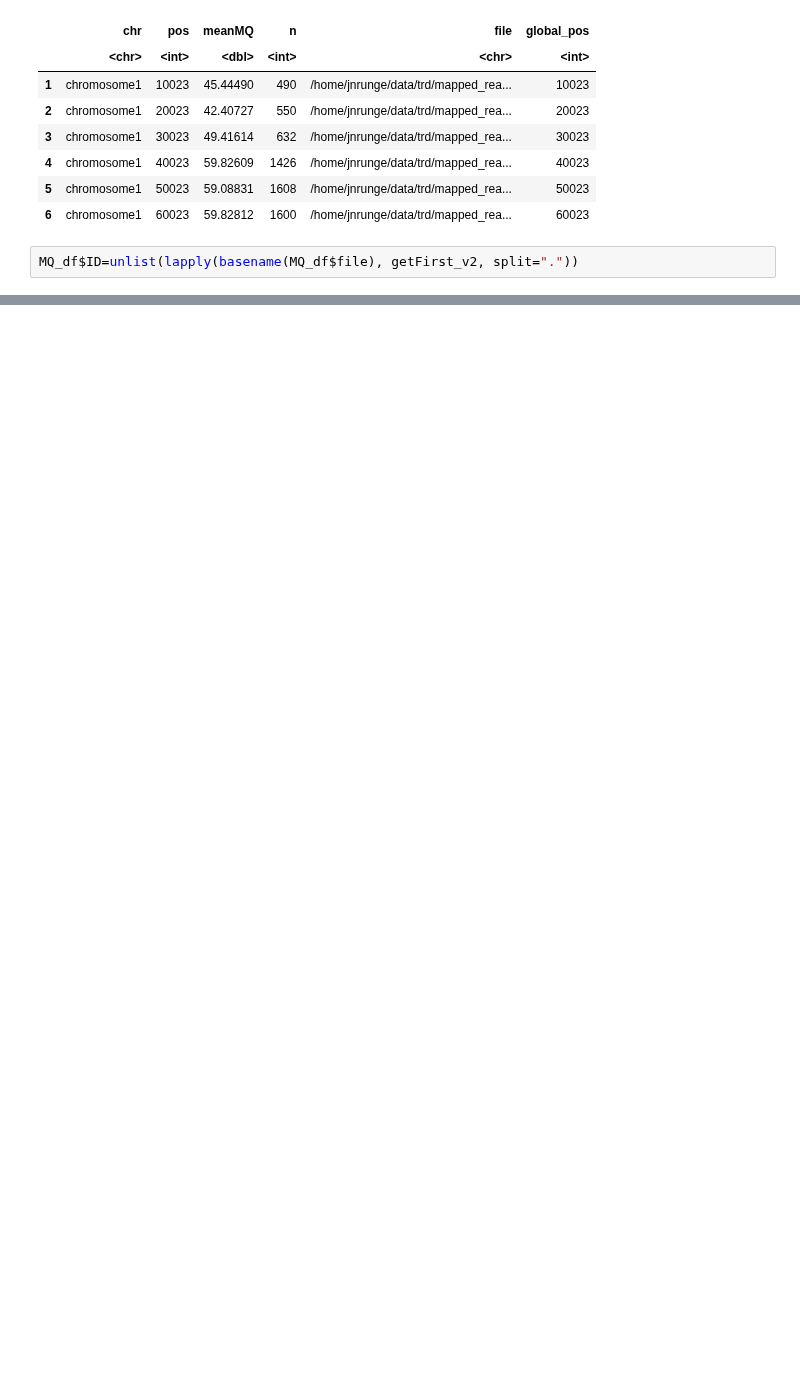
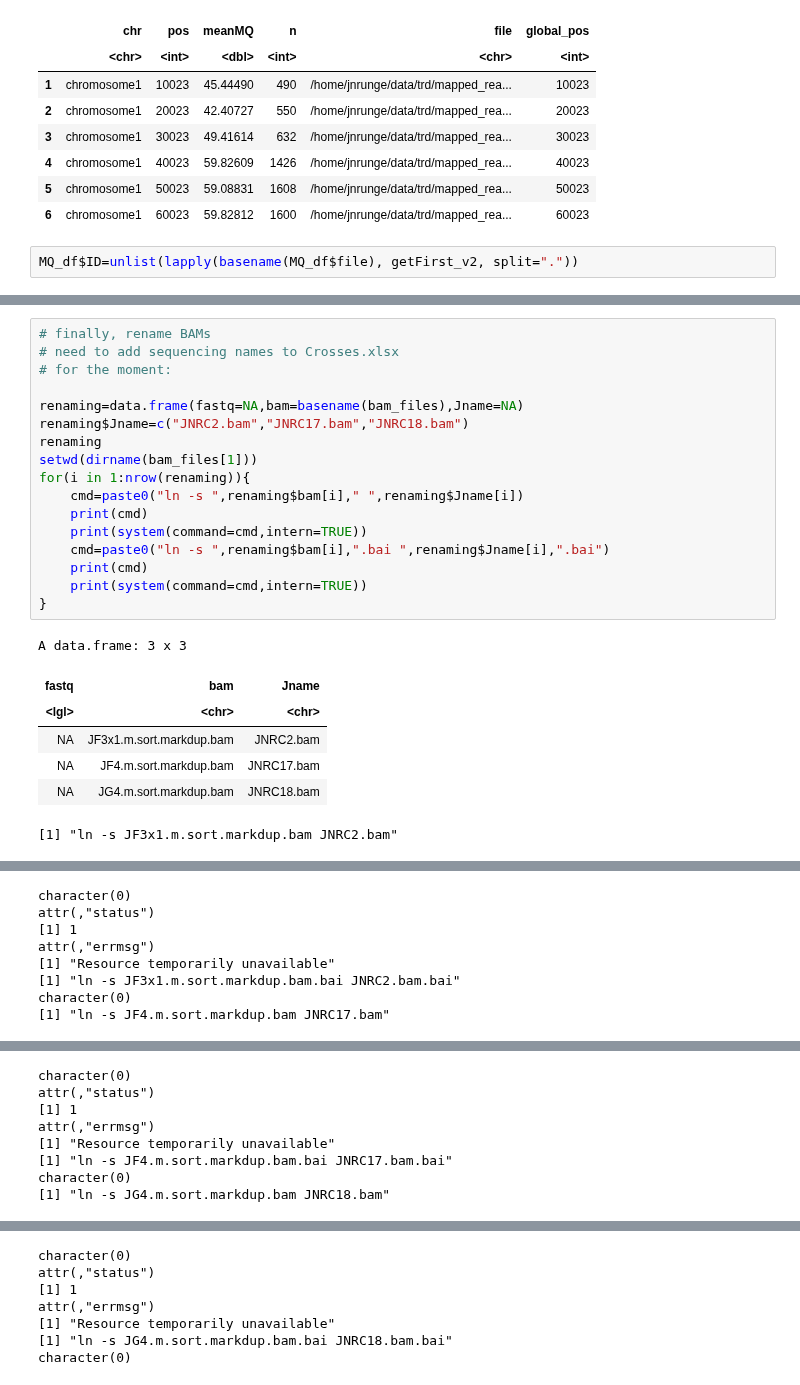
Before and after one commit to jnrunge/TRD, a Jupyter notebook: 01_Mapping/01_Mapping.ipynb, the cells around one changed output, grey strips where cells are left out. Cells and saved outputs as stored; diff of their text form; blank space fills up the shorter version.

```diff
--- a/01_Mapping/01_Mapping.ipynb
+++ b/01_Mapping/01_Mapping.ipynb
@@ -186,2 +177,27 @@ Warning message:
 [figure]
 [figure]
+# %%
+# finally, rename BAMs
+# need to add sequencing names to Crosses.xlsx
+# for the moment:
+
+renaming=data.frame(fastq=NA,bam=basename(bam_files),Jname=NA)
+renaming$Jname=c("JNRC2.bam","JNRC17.bam","JNRC18.bam")
+renaming
+setwd(dirname(bam_files[1]))
+for(i in 1:nrow(renaming)){
+    cmd=paste0("ln -s ",renaming$bam[i]," ",renaming$Jname[i])
+    print(cmd)
+    print(system(command=cmd,intern=TRUE))
+    cmd=paste0("ln -s ",renaming$bam[i],".bai ",renaming$Jname[i],".bai")
+    print(cmd)
+    print(system(command=cmd,intern=TRUE))
+}
+# %% [output]
+A data.frame: 3 x 3
+| fastq | bam | Jname |
+| <lgl> | <chr> | <chr> |
+| NA | JF3x1.m.sort.markdup.bam | JNRC2.bam |
+| NA | JF4.m.sort.markdup.bam | JNRC17.bam |
+| NA | JG4.m.sort.markdup.bam | JNRC18.bam |
+[1] "ln -s JF3x1.m.sort.markdup.bam JNRC2.bam"
@@ -187,0 +206,8 @@ Warning message:
+character(0)
+attr(,"status")
+[1] 1
+attr(,"errmsg")
+[1] "Resource temporarily unavailable"
+[1] "ln -s JF3x1.m.sort.markdup.bam.bai JNRC2.bam.bai"
+character(0)
+[1] "ln -s JF4.m.sort.markdup.bam JNRC17.bam"
@@ -187,0 +216,8 @@ Warning message:
+character(0)
+attr(,"status")
+[1] 1
+attr(,"errmsg")
+[1] "Resource temporarily unavailable"
+[1] "ln -s JF4.m.sort.markdup.bam.bai JNRC17.bam.bai"
+character(0)
+[1] "ln -s JG4.m.sort.markdup.bam JNRC18.bam"
@@ -187,0 +226,7 @@ Warning message:
+character(0)
+attr(,"status")
+[1] 1
+attr(,"errmsg")
+[1] "Resource temporarily unavailable"
+[1] "ln -s JG4.m.sort.markdup.bam.bai JNRC18.bam.bai"
+character(0)
```
Also changed, not shown: parts of 4 cells of this notebook, 5 other files.
